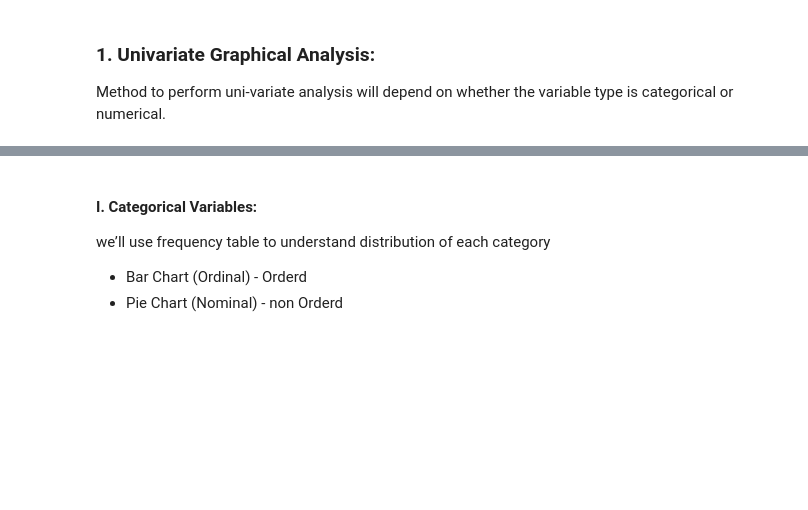
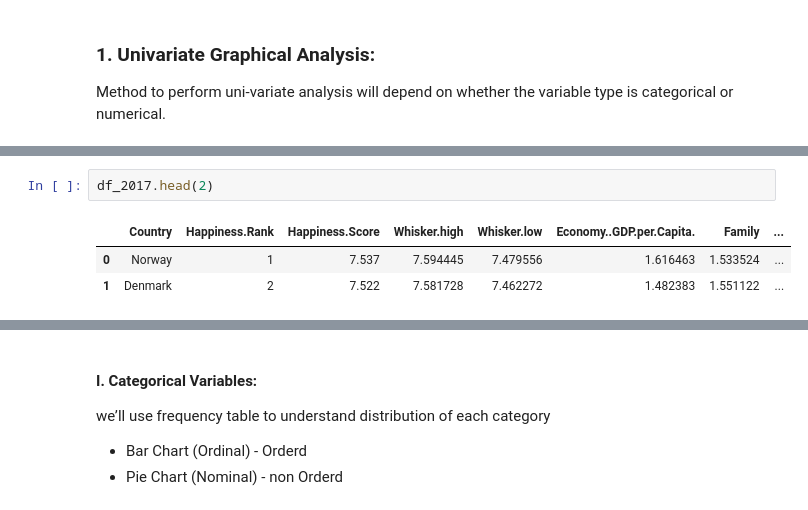
Before and after one commit to Ahmad-Fayez24/Usecase-2, a Jupyter notebook: EDA explain template.ipynb, the cells around one changed output, grey strips where cells are left out. Saved outputs shown, nothing was run; the diff lists cells and outputs as text; blank space fills up the shorter version.

```diff
--- a/EDA explain template.ipynb
+++ b/EDA explain template.ipynb
@@ -798,0 +840,6 @@ Method to perform uni-variate analysis will depend on whether the variable type
+# %%
+df_2017.head(2)
+# %% [output]
+|  | Country | Happiness.Rank | Happiness.Score | Whisker.high | Whisker.low | Economy..GDP.per.Capita. | Family | ... |
+| 0 | Norway | 1 | 7.537 | 7.594445 | 7.479556 | 1.616463 | 1.533524 | ... |
+| 1 | Denmark | 2 | 7.522 | 7.581728 | 7.462272 | 1.482383 | 1.551122 | ... |
```
Also changed, not shown: parts of 8 cells of this notebook.
